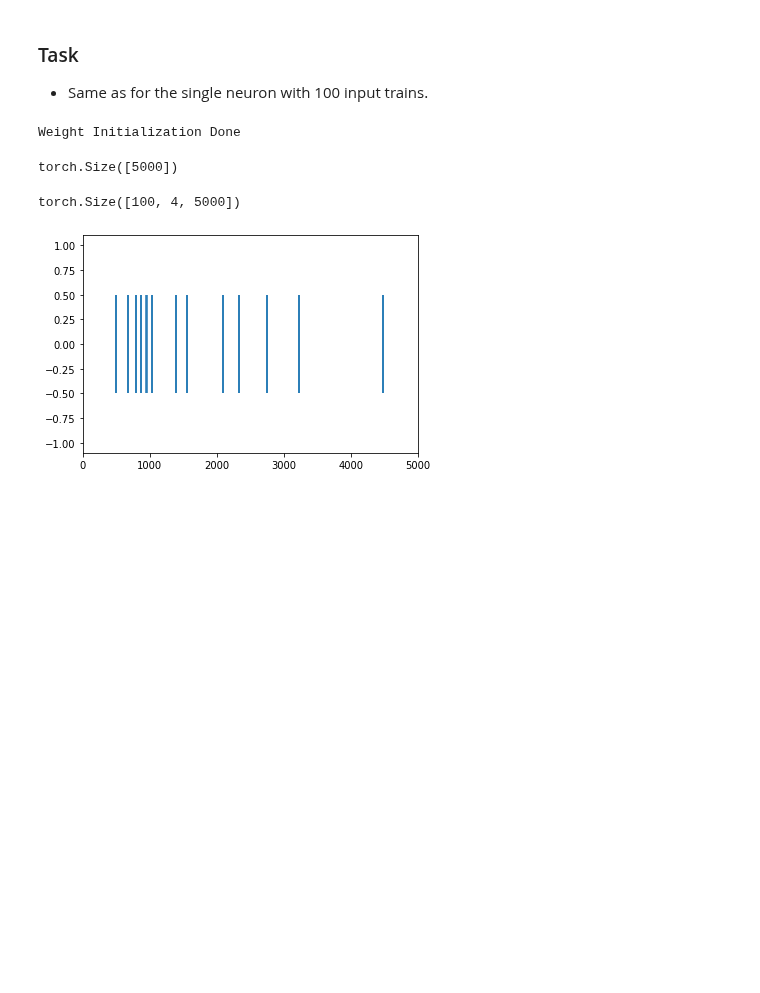
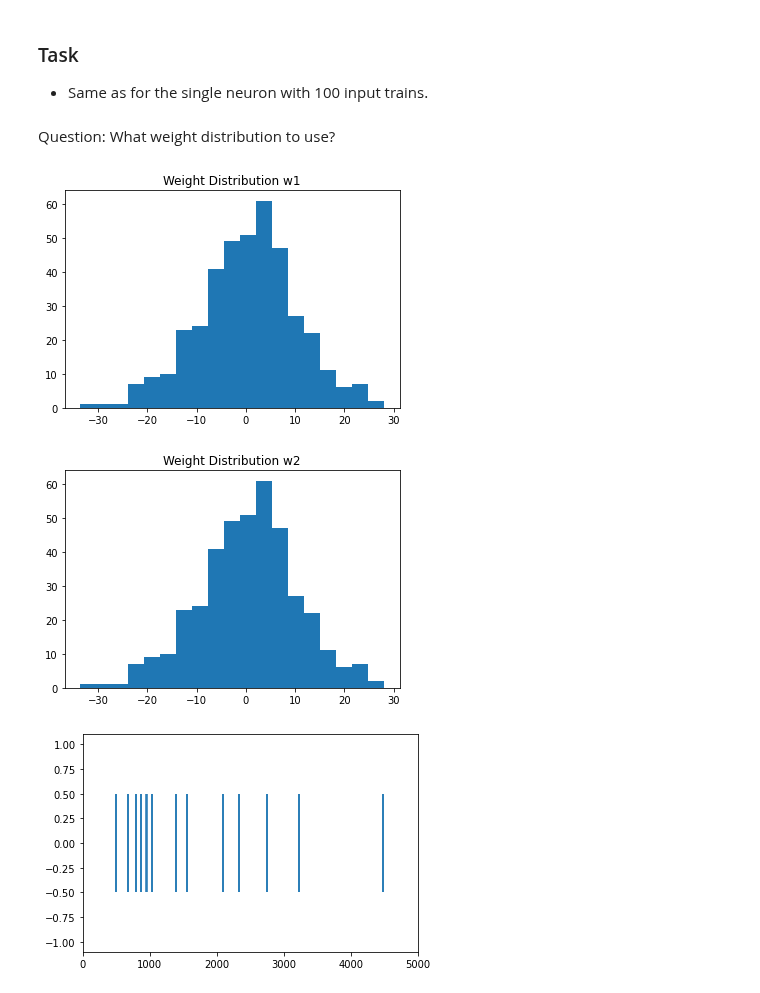
Before and after one commit to divyanshgupt/Unreliable-Transmission, a Jupyter notebook: Superspike_Multilayer_Network.ipynb, the cells around one changed output. Saved outputs shown, nothing was run; the diff lists cells and outputs as text; code cells hidden in the pictures; blank space fills up the shorter version.

```diff
--- a/Superspike_Multilayer_Network.ipynb
+++ b/Superspike_Multilayer_Network.ipynb
@@ -315,6 +315,13 @@ def plot_neuron_dynamics(mem_rec, spk_rec, error_rec, target):
     ax.label_outer()
 
  # fig.show()
+# %%
+#@title Plot Weight Distribution
+def plot_weight_distribution(weights, title=''):
+  weights = torch.flatten(weights.cpu())
+  plt.hist(weights, bins='fd')
+  plt.title("Weight Distribution " + title)
+  plt.show()
 # %% [markdown]
 ### Task
 
@@ -328,20 +335,29 @@ input_trains = Poisson_trains(nb_inputs, 10*np.ones(100), nb_steps, timestep_siz
 # 5 equidistant spikes over 500 msec.
 target = torch.zeros((nb_steps), device=device, dtype=dtype)
 target[::int(nb_steps/5)] = 1
+# %% [markdown]
+Question: What weight distribution to use?
 # %%
 #@title Weight Initialization
 
-weight_scale = 100*(1 - 0)
-# Weights from Input Layer to Hidden Layer
-w1 = torch.empty((nb_inputs, nb_hidden), device=device, dtype=dtype)
-w1 = torch.nn.init.normal_(w1, mean=0.0, std=weight_scale/np.sqrt(nb_inputs))
-# Weights from Hidden Layer to Output Layer
-w2 = torch.empty((nb_hidden, nb_outputs), device=device, dtype=dtype)
-w2 = torch.nn.init.normal_(w2, mean=0.0, std=weight_scale/np.sqrt(nb_hidden))
+def initialize_weights(nb_inputs, nb_hidden, nb_outputs, weight_scale):
 
-print("Weight Initialization Done")
+  weight_scale = weight_scale*(1 - 0)
+  # Weights from Input Layer to Hidden Layer
+  w1 = torch.empty((nb_inputs, nb_hidden), device=device, dtype=dtype)
+  w1 = torch.nn.init.normal_(w1, mean=0.0, std=weight_scale/np.sqrt(nb_inputs))
+  # Weights from Hidden Layer to Output Layer
+  w2 = torch.empty((nb_hidden, nb_outputs), device=device, dtype=dtype)
+  w2 = torch.nn.init.normal_(w2, mean=0.0, std=weight_scale/np.sqrt(nb_hidden))
+
+  return w1, w2
-# %% [output]
-Weight Initialization Done
+# %%
+w1, w2 = initialize_weights(nb_inputs, nb_hidden, nb_outputs)
+plot_weight_distribution(w1, title='w1')
+plot_weight_distribution(w1, title='w2')
+# %% [output]
+[figure, added]
+[figure, added]
 # %%
 #@title The Two-layer Network
 
@@ -480,13 +497,4 @@ def run_snn(input_trains, w1, w2, args):
 eligibility_1, eligibility_2, presynaptic_trace_1, presynaptic_traces_2, spk_rec_2, spk_rec_1, mem_rec_2, mem_rec_1 = run_snn(input_trains, w1, w2, args)
-# %%
-spk_rec_1.shape
-spk_rec_2.shape
-# %% [output]
-torch.Size([5000])
-# %%
-eligibility_1.shape
-# %% [output]
-torch.Size([100, 4, 5000])
 # %%
 #spk_rec_2 = spk_rec_2
 #spk_rec_2 = torch.stack(spk_rec_2, dim=0)
```
Also changed, not shown: parts of 12 cells of this notebook.
